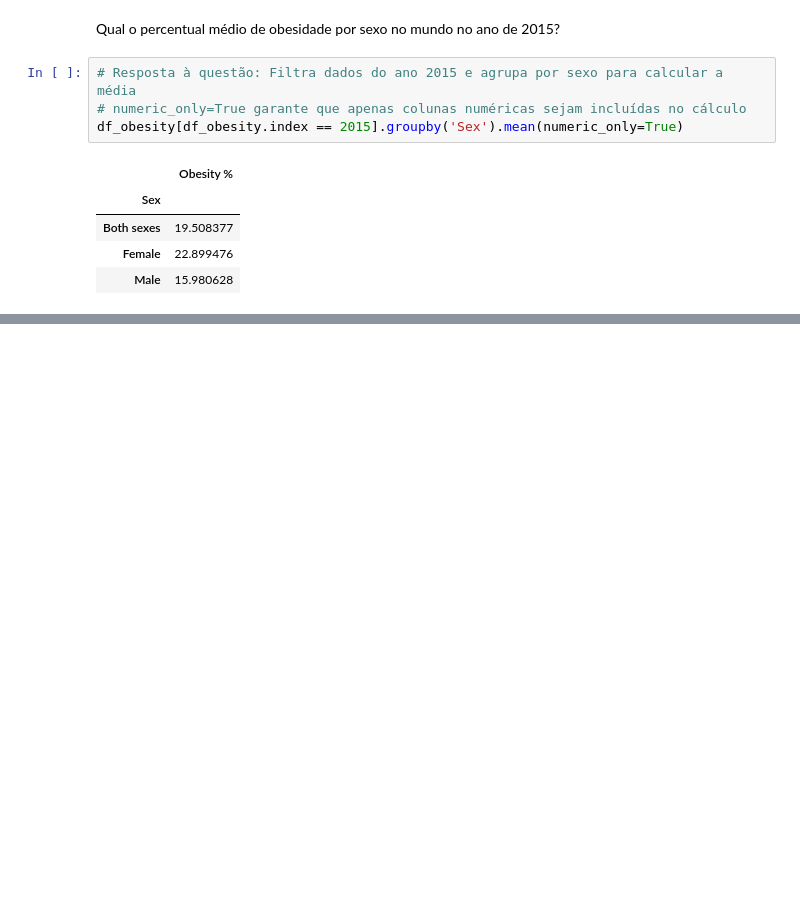
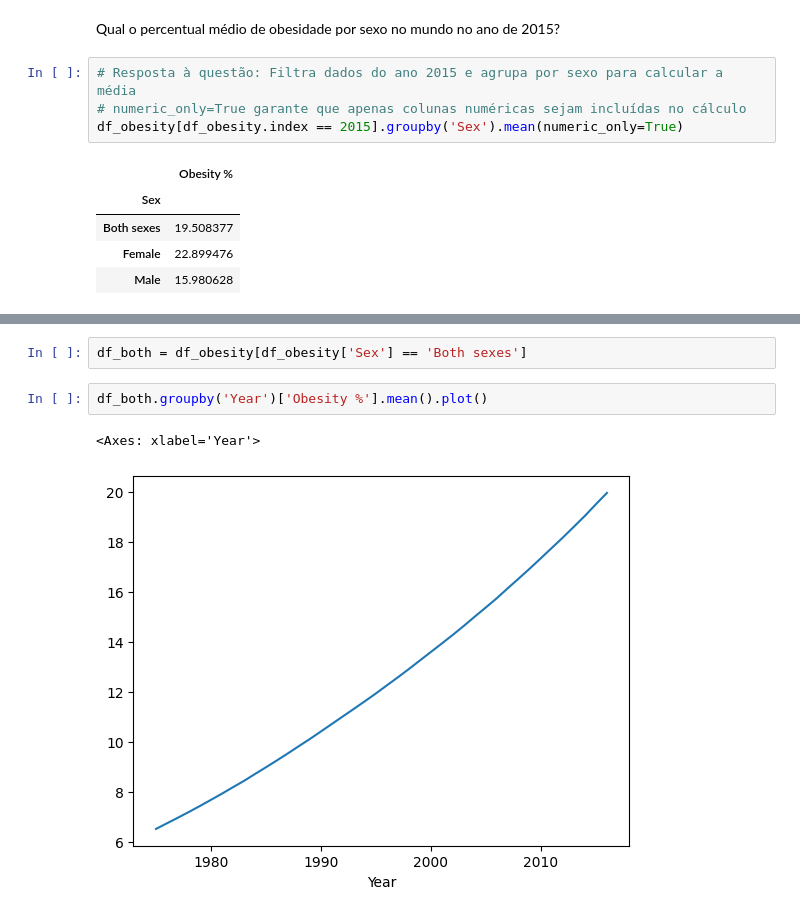
Before and after one commit to EmersonPalatti/eda-obesidade-pib, a Jupyter notebook: sample.ipynb, the cells around one changed output, grey strips where cells are left out. Drawn from its saved outputs; the diff is of its cells as text; blank space fills up the shorter version.

```diff
--- a/sample.ipynb
+++ b/sample.ipynb
@@ -140,0 +203,7 @@ df_obesity[df_obesity.index == 2015].groupby('Sex').mean(numeric_only=True)
+# %%
+df_both = df_obesity[df_obesity['Sex'] == 'Both sexes']
+# %%
+df_both.groupby('Year')['Obesity %'].mean().plot()
+# %% [output]
+<Axes: xlabel='Year'>
+[figure, added]
```
Also changed, not shown: parts of 14 cells of this notebook.
